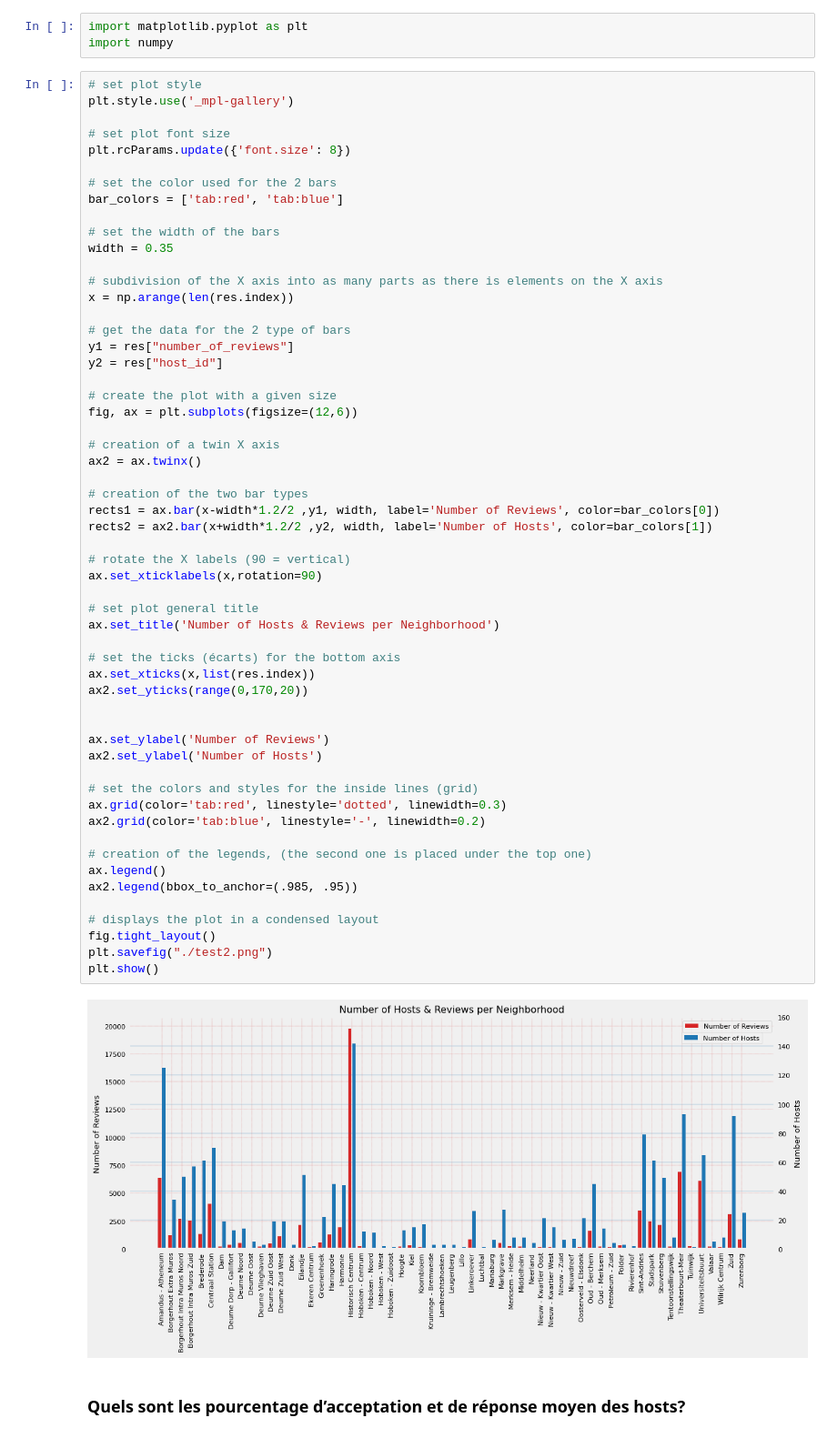
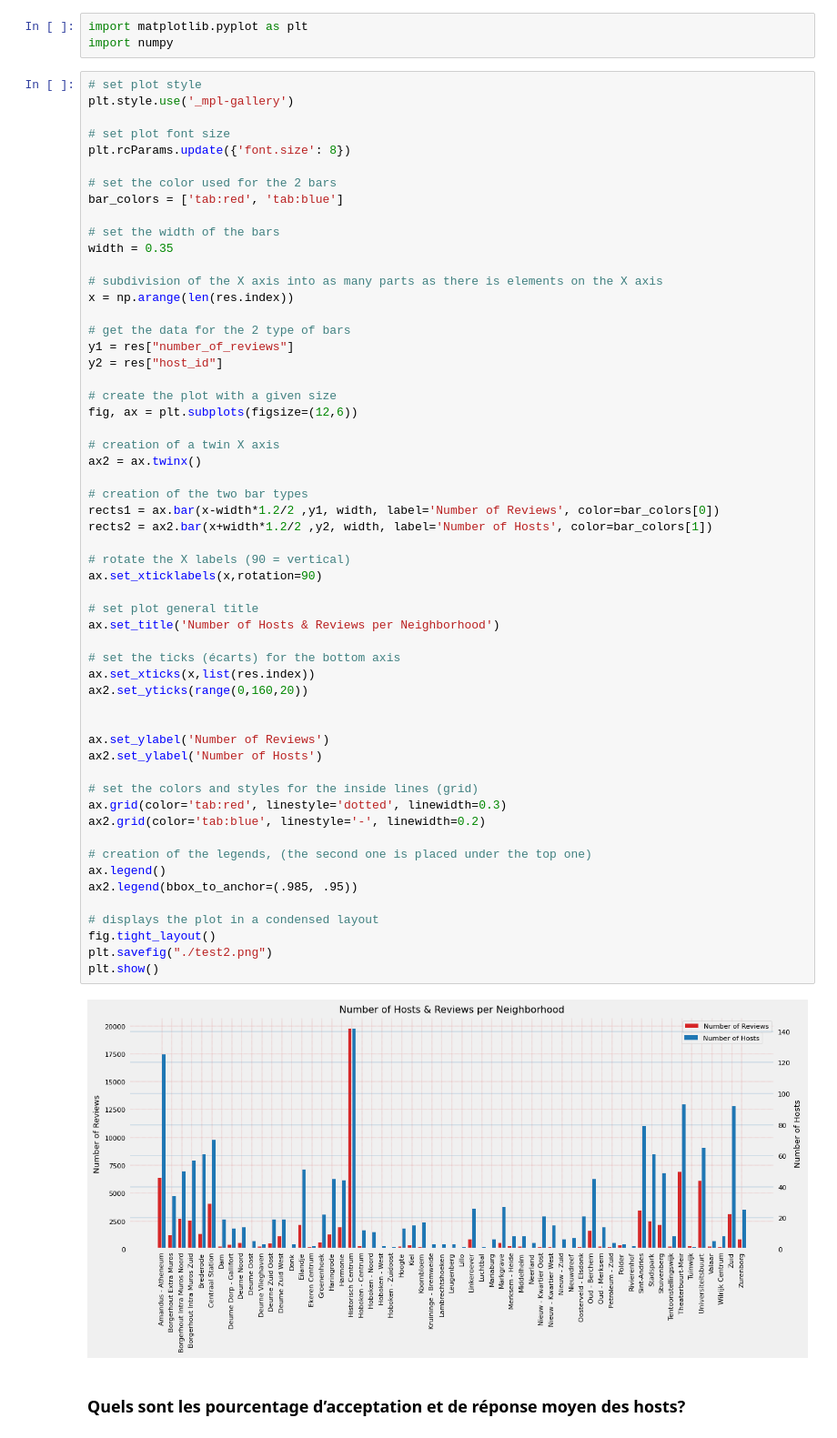
Before and after one commit to zoltarzol/brief_airbnb, a Jupyter notebook: analyse.ipynb, the cells around one changed output. Shown at 91% size. Saved outputs shown, nothing was run; the diff lists cells and outputs as text.

Commit message:
ajout airbnb_visualisation

```diff
--- a/analyse.ipynb
+++ b/analyse.ipynb
@@ -57,35 +57,35 @@ ax2 = ax.twinx()
 # creation of the two bar types
 rects1 = ax.bar(x-width*1.2/2 ,y1, width, label='Number of Reviews', color=bar_colors[0])
 rects2 = ax2.bar(x+width*1.2/2 ,y2, width, label='Number of Hosts', color=bar_colors[1])
 
 # rotate the X labels (90 = vertical)
 ax.set_xticklabels(x,rotation=90)
 
 # set plot general title
 ax.set_title('Number of Hosts & Reviews per Neighborhood')
 
 # set the ticks (écarts) for the bottom axis
 ax.set_xticks(x,list(res.index))
-ax2.set_yticks(range(0,170,20))
+ax2.set_yticks(range(0,160,20))
 
 
 ax.set_ylabel('Number of Reviews')
 ax2.set_ylabel('Number of Hosts')
 
 # set the colors and styles for the inside lines (grid)
 ax.grid(color='tab:red', linestyle='dotted', linewidth=0.3)
 ax2.grid(color='tab:blue', linestyle='-', linewidth=0.2)
 
 # creation of the legends, (the second one is placed under the top one)
 ax.legend()
 ax2.legend(bbox_to_anchor=(.985, .95))
 
 # displays the plot in a condensed layout
 fig.tight_layout()
 plt.savefig("./test2.png")
 plt.show()
 # %% [output]
-[figure, old version]
+[figure, new version]
 # %% [markdown]
 ### Quels sont les pourcentage d’acceptation et de réponse moyen des hosts?
 # %%
```
Also changed, not shown: 2 other files.
